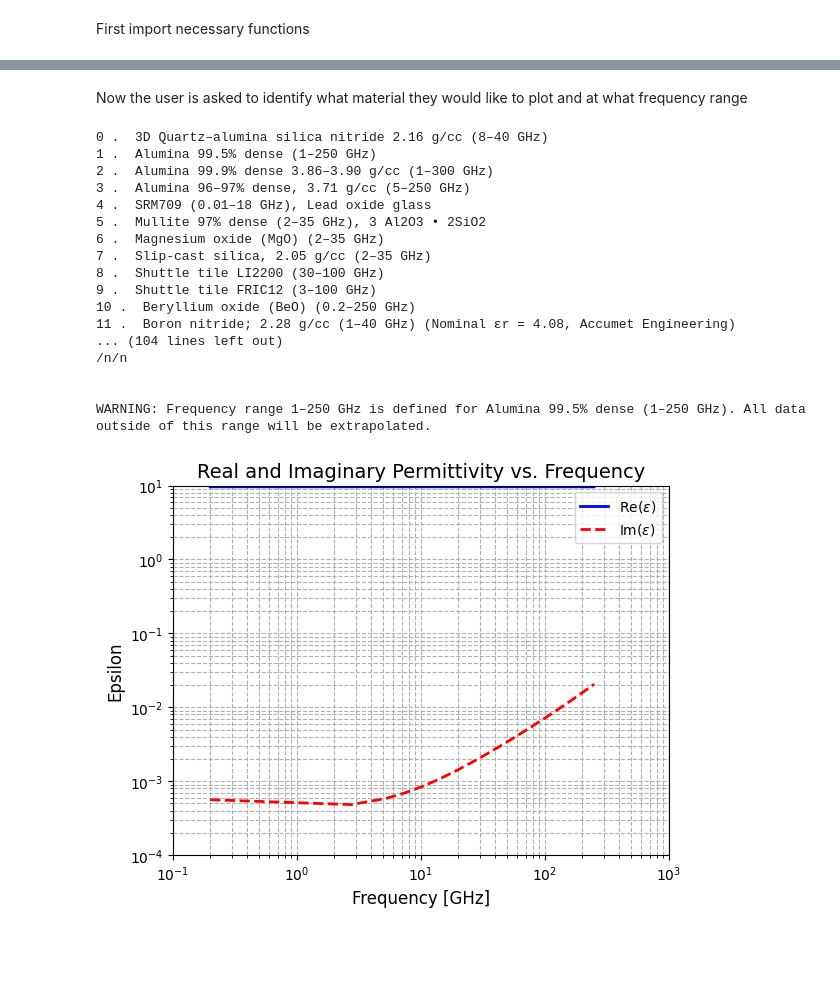
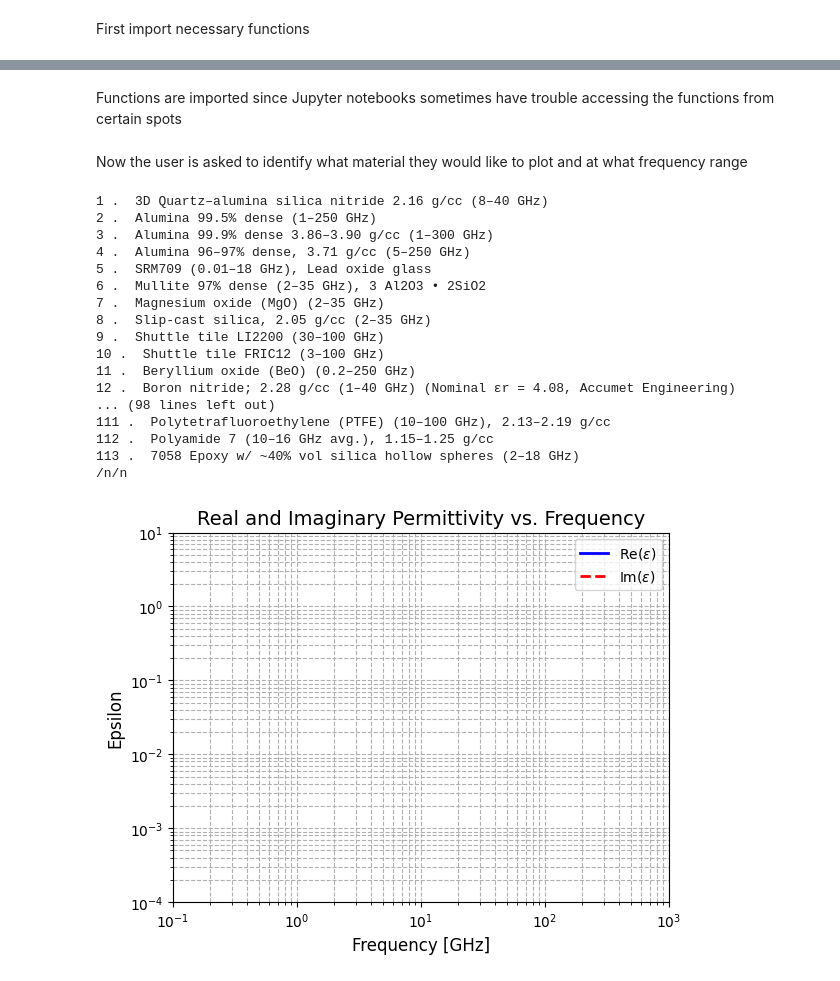
Before and after one commit to JaxLayerLumos/JaxLayerLumos-SDP-fall-2025, a Jupyter notebook: radar/Real_Materials/calculations/plot_eps_muNEW.ipynb, the cells around one changed output, grey strips where cells are left out. Drawn from its saved outputs; the diff is of its cells as text; code cells hidden in the pictures; blank space fills up the shorter version.

```diff
--- a/radar/Real_Materials/calculations/plot_eps_muNEW.ipynb
+++ b/radar/Real_Materials/calculations/plot_eps_muNEW.ipynb
@@ -12,0 +11,2 @@ ModuleNotFoundError: No module named 'utils_materials_real'
+# %% [markdown]
+Functions are imported since Jupyter notebooks sometimes have trouble accessing the functions from certain spots
@@ -14,67 +308,56 @@ ModuleNotFoundError: No module named 'utils_materials_real'
 Now the user is asked to identify what material they would like to plot and at what frequency range
 # %%
 # Print options
-i = 0
+i = 1
 
 for material in materials_data:
     print(i, ". ", material['name'])
     i+=1
 
 print('/n/n')
 
 # Get input
-mat_idx = int(input("Please select a material index from the list below: "))
+mat_idx = []
+mat_idx.append(int(input("Please select a material index from the list below: ")))
 
 freq_min = float(input("Input min freq: "))
 freq_max = float(input("Input max freq: "))
 
 frequencies = np.linspace(freq_min, freq_max, 500)
-material = materials_data[mat_idx]
 
-# Switch case to get eps and mus
+# Get eps and mus via the same function called by the optimization
 
-if materials_data[mat_idx]['section']==1:
-    #
-elif materials_data[mat_idx]['section']==4:
-    #
-elif materials_data[mat_idx]['section']==6:
-    #
-elif materials_data[mat_idx]['section']==7:
-    #
-elif materials_data[mat_idx]['section']==8:
-    #
-else:
-    print('Material error')
+epsilon_f, mu_f = get_eps_mus_real_materials(mat_idx, frequencies)
 
 # Plot the results
 
 plt.figure()
 plt.loglog(frequencies, np.real(epsilon_f), 'b-', linewidth=2, label='Re($\epsilon$)')
 plt.loglog(frequencies, np.imag(epsilon_f), 'r--', linewidth=2, label='Im($\epsilon$)')
 plt.xlabel('Frequency [GHz]', fontsize=12)
 plt.ylabel('Epsilon', fontsize=12)
 plt.legend(loc='best')
 plt.grid(True, which="both", ls="--")
 plt.title('Real and Imaginary Permittivity vs. Frequency', fontsize=14)
 plt.xlim(1e-1, 1e3)
 plt.ylim(1e-4, 10)
 plt.show()
 # %% [output]
-0 .  3D Quartz–alumina silica nitride 2.16 g/cc (8–40 GHz)
-1 .  Alumina 99.5% dense (1–250 GHz)
-2 .  Alumina 99.9% dense 3.86–3.90 g/cc (1–300 GHz)
-3 .  Alumina 96–97% dense, 3.71 g/cc (5–250 GHz)
-4 .  SRM709 (0.01–18 GHz), Lead oxide glass
-5 .  Mullite 97% dense (2–35 GHz), 3 Al2O3 • 2SiO2
-6 .  Magnesium oxide (MgO) (2–35 GHz)
-7 .  Slip-cast silica, 2.05 g/cc (2–35 GHz)
-8 .  Shuttle tile LI2200 (30–100 GHz)
-9 .  Shuttle tile FRIC12 (3–100 GHz)
-10 .  Beryllium oxide (BeO) (0.2–250 GHz)
-11 .  Boron nitride; 2.28 g/cc (1–40 GHz) (Nominal εr = 4.08, Accumet Engineering)
-... (104 lines left out)
+1 .  3D Quartz–alumina silica nitride 2.16 g/cc (8–40 GHz)
+2 .  Alumina 99.5% dense (1–250 GHz)
+3 .  Alumina 99.9% dense 3.86–3.90 g/cc (1–300 GHz)
+4 .  Alumina 96–97% dense, 3.71 g/cc (5–250 GHz)
+5 .  SRM709 (0.01–18 GHz), Lead oxide glass
+6 .  Mullite 97% dense (2–35 GHz), 3 Al2O3 • 2SiO2
+7 .  Magnesium oxide (MgO) (2–35 GHz)
+8 .  Slip-cast silica, 2.05 g/cc (2–35 GHz)
+9 .  Shuttle tile LI2200 (30–100 GHz)
+10 .  Shuttle tile FRIC12 (3–100 GHz)
+11 .  Beryllium oxide (BeO) (0.2–250 GHz)
+12 .  Boron nitride; 2.28 g/cc (1–40 GHz) (Nominal εr = 4.08, Accumet Engineering)
+... (98 lines left out)
+111 .  Polytetrafluoroethylene (PTFE) (10–100 GHz), 2.13–2.19 g/cc
+112 .  Polyamide 7 (10–16 GHz avg.), 1.15–1.25 g/cc
+113 .  7058 Epoxy w/ ~40% vol silica hollow spheres (2–18 GHz)
 /n/n
-
-
-WARNING: Frequency range 1–250 GHz is defined for Alumina 99.5% dense (1–250 GHz). All data outside of this range will be extrapolated.
-[figure, old version]
+[figure, new version]
```
Also changed, not shown: parts of 2 cells of this notebook.
